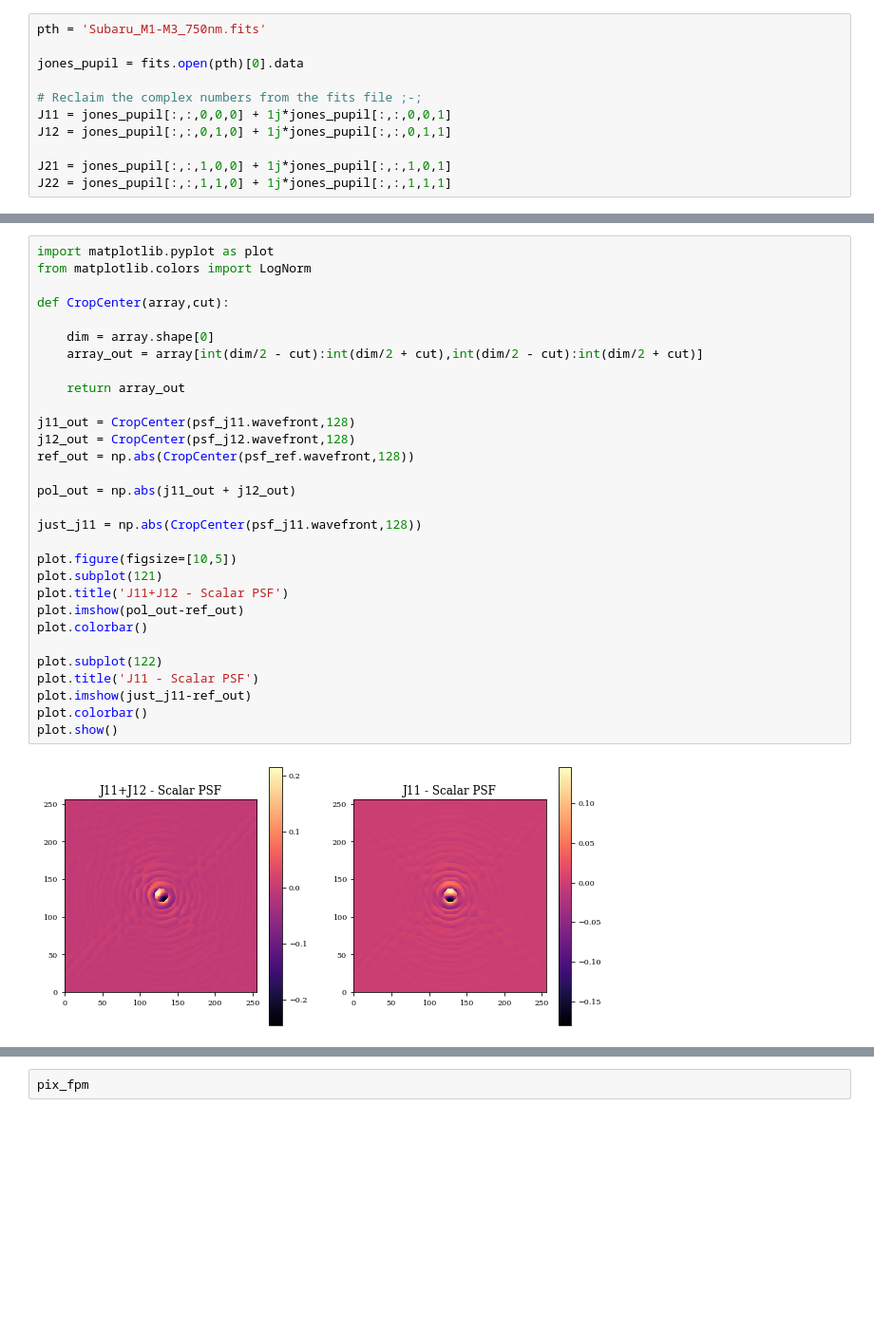
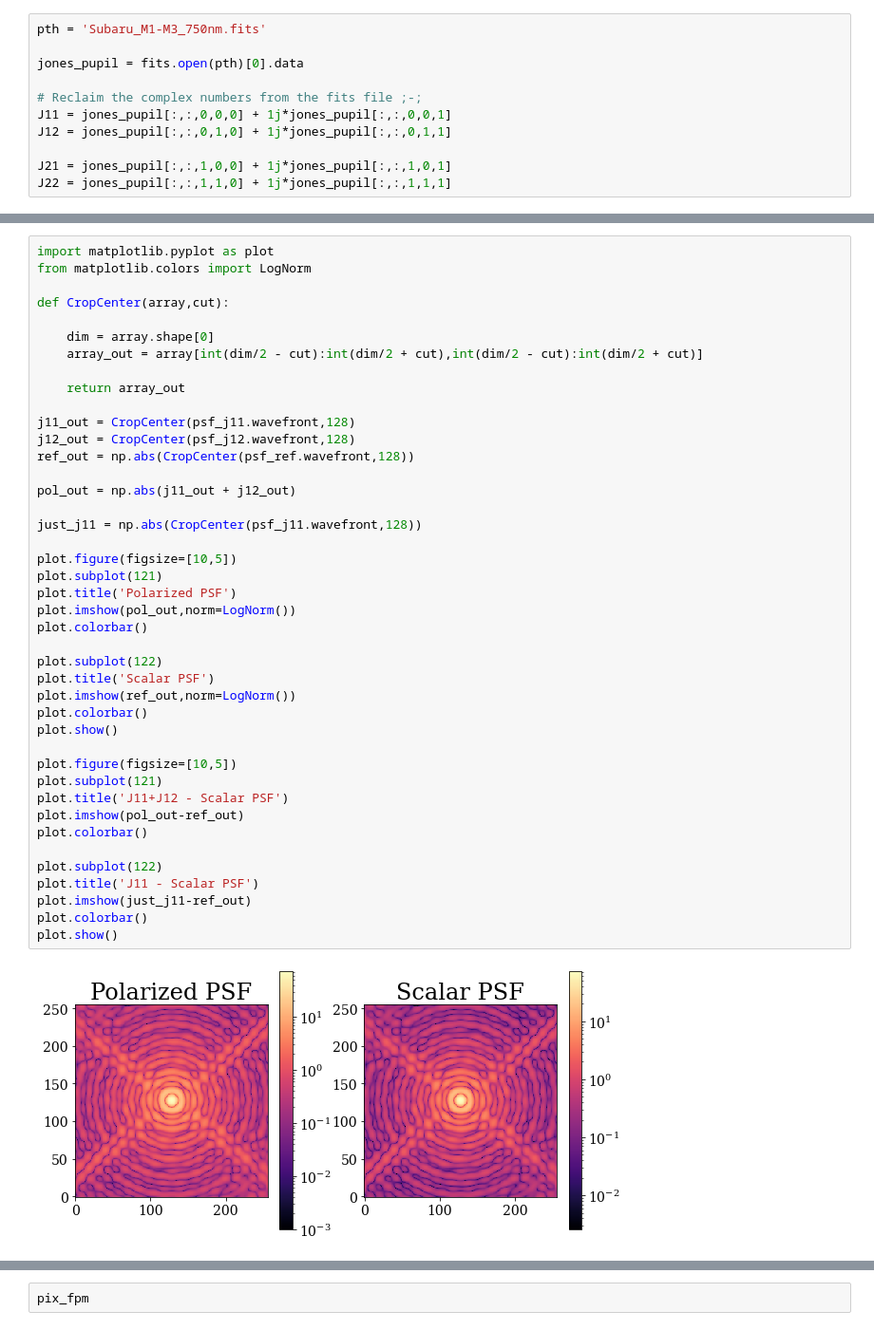
Before and after one commit to Jashcraf/poke, a Jupyter notebook: poppy_tests.ipynb, the cells around one changed output, grey strips where cells are left out. Shown at 95% size. Drawn from its saved outputs; the diff is of its cells as text; blank space fills up the shorter version.

```diff
--- a/poppy_tests.ipynb
+++ b/poppy_tests.ipynb
@@ -115,31 +115,43 @@ After resampling, optic phasor shape (1024, 1024) is smaller than input wavefron
 import matplotlib.pyplot as plot
 from matplotlib.colors import LogNorm
 
 def CropCenter(array,cut):
 
     dim = array.shape[0]
     array_out = array[int(dim/2 - cut):int(dim/2 + cut),int(dim/2 - cut):int(dim/2 + cut)]
 
     return array_out
 
 j11_out = CropCenter(psf_j11.wavefront,128)
 j12_out = CropCenter(psf_j12.wavefront,128)
 ref_out = np.abs(CropCenter(psf_ref.wavefront,128))
 
 pol_out = np.abs(j11_out + j12_out)
 
 just_j11 = np.abs(CropCenter(psf_j11.wavefront,128))
 
 plot.figure(figsize=[10,5])
 plot.subplot(121)
+plot.title('Polarized PSF')
+plot.imshow(pol_out,norm=LogNorm())
+plot.colorbar()
+
+plot.subplot(122)
+plot.title('Scalar PSF')
+plot.imshow(ref_out,norm=LogNorm())
+plot.colorbar()
+plot.show()
+
+plot.figure(figsize=[10,5])
+plot.subplot(121)
 plot.title('J11+J12 - Scalar PSF')
 plot.imshow(pol_out-ref_out)
 plot.colorbar()
 
 plot.subplot(122)
 plot.title('J11 - Scalar PSF')
 plot.imshow(just_j11-ref_out)
 plot.colorbar()
 plot.show()
 # %% [output]
-[figure, old version]
+[figure, new version]
```
Also changed, not shown: parts of 7 cells of this notebook.
